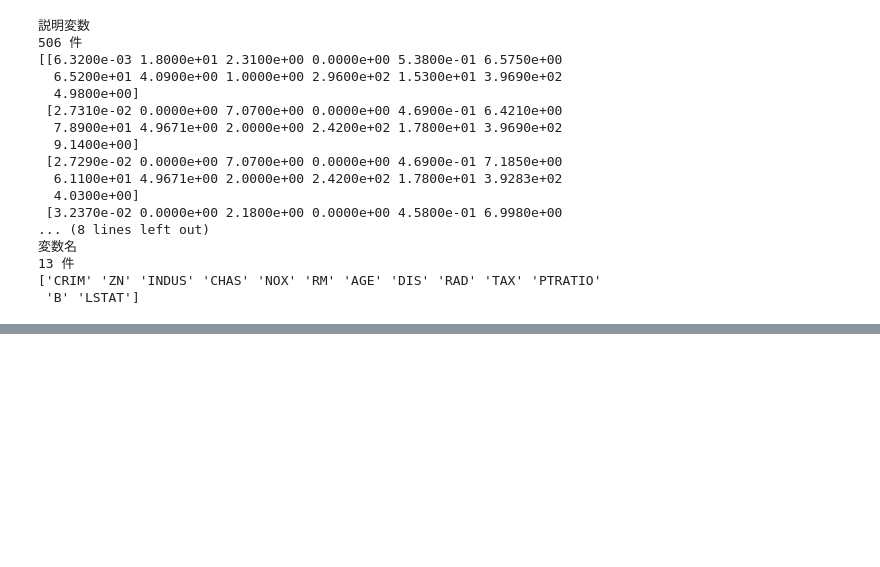
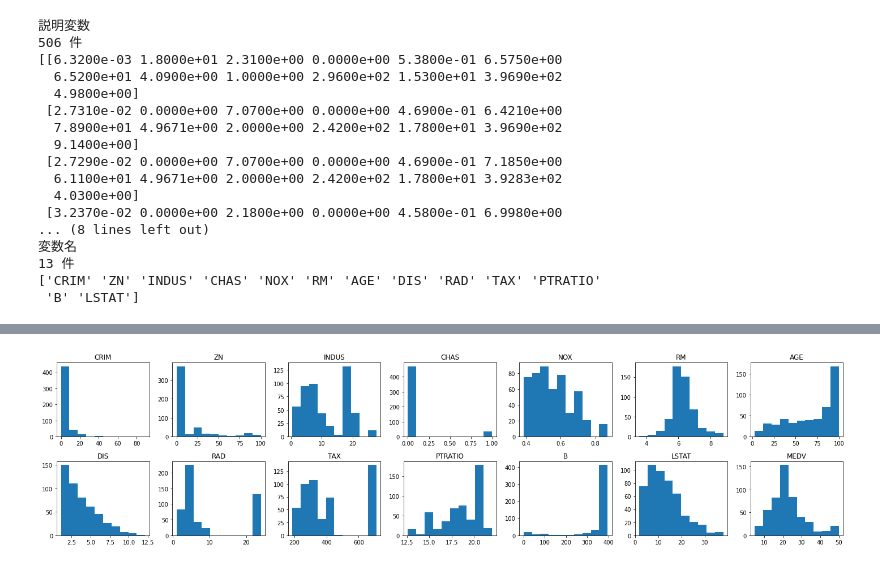
Before and after one commit to kackey0-1/ml_handson, a Jupyter notebook: ai_model_build_100/4_basic_regression.ipynb, the cells around one changed output, grey strips where cells are left out. Saved outputs shown, nothing was run; the diff lists cells and outputs as text; code cells hidden in the pictures; blank space fills up the shorter version.

```diff
--- a/ai_model_build_100/4_basic_regression.ipynb
+++ b/ai_model_build_100/4_basic_regression.ipynb
@@ -36,3 +36,8 @@ print(boston.feature_names)
 13 件
 ['CRIM' 'ZN' 'INDUS' 'CHAS' 'NOX' 'RM' 'AGE' 'DIS' 'RAD' 'TAX' 'PTRATIO'
  'B' 'LSTAT']
+# %%
+import pandas as pd
+df = pd.DataFrame(boston.data, columns=boston.feature_names)
+df['MEDV'] = boston.target
+df
@@ -38,0 +90,13 @@ print(boston.feature_names)
+# %%
+import matplotlib.pyplot as plt
+%matplotlib inline
+
+plt.figure(figsize=(20, 5))
+for i, col in enumerate(df.columns):
+  plt.subplot(2, 7, i+1)
+  plt.hist(df[col])
+  plt.title(col)
+plt.tight_layout()
+plt.show()
+# %% [output]
+[figure, added]
```
Also changed, not shown: parts of 26 cells of this notebook, 11 other files.
